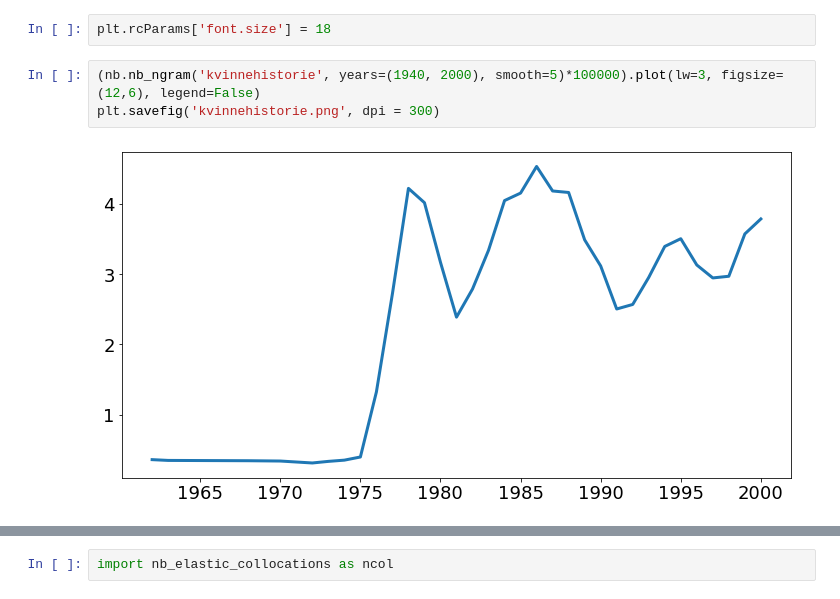
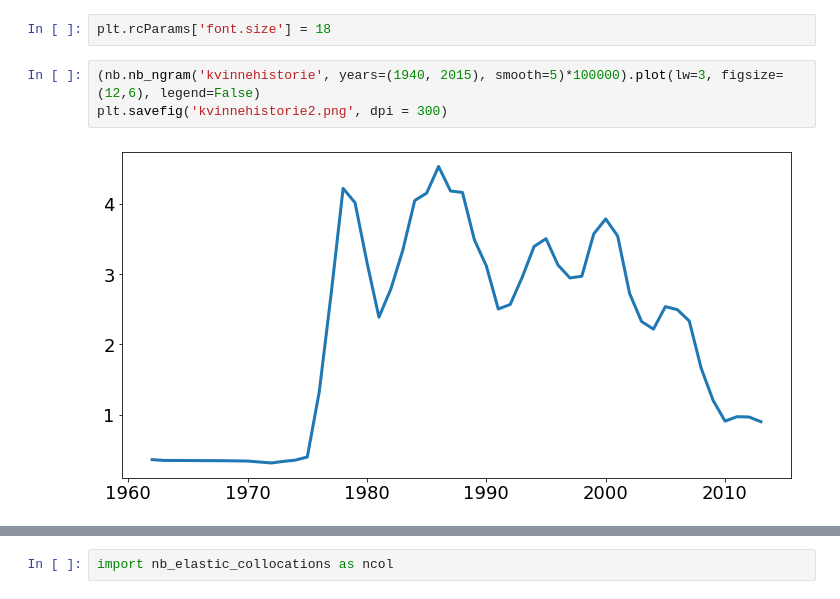
Before and after one commit to Yoonsen/dhlab_nb_api, a Jupyter notebook: api.ipynb, the cells around one changed output, grey strips where cells are left out. Saved outputs shown, nothing was run; the diff lists cells and outputs as text.

```diff
--- a/api.ipynb
+++ b/api.ipynb
@@ -155,7 +155,7 @@ k = nb.unigram('kvinnehistorie', period=(1940, 2010)).rolling(window=4).mean().p
 # %%
 plt.rcParams['font.size'] = 18
 # %%
-(nb.nb_ngram('kvinnehistorie', years=(1940, 2000), smooth=5)*100000).plot(lw=3, figsize=(12,6), legend=False)
-plt.savefig('kvinnehistorie.png', dpi = 300)
+(nb.nb_ngram('kvinnehistorie', years=(1940, 2015), smooth=5)*100000).plot(lw=3, figsize=(12,6), legend=False)
+plt.savefig('kvinnehistorie2.png', dpi = 300)
 # %% [output]
-[figure, old version]
+[figure, new version]
```
Also changed, not shown: parts of 1 cell of this notebook, 1 other file.
